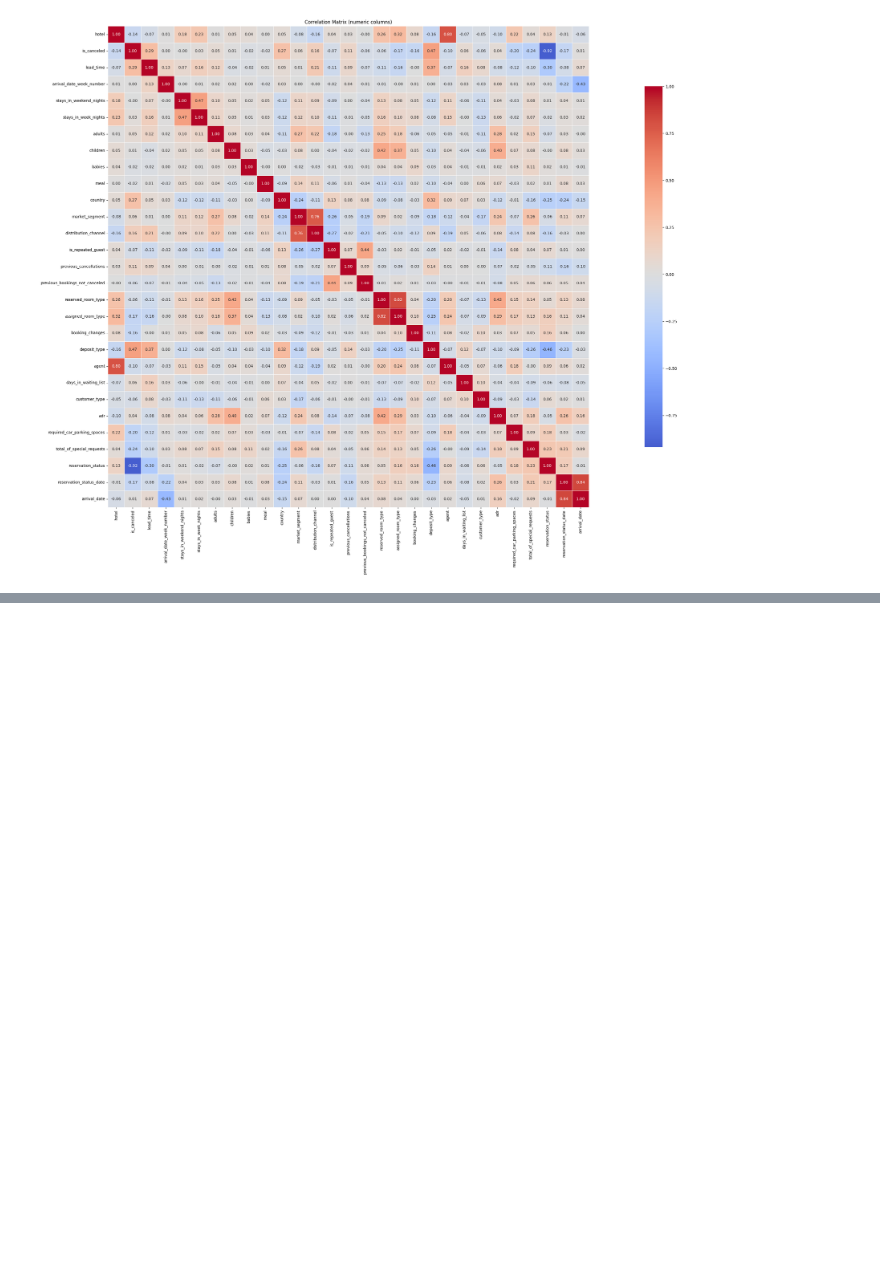
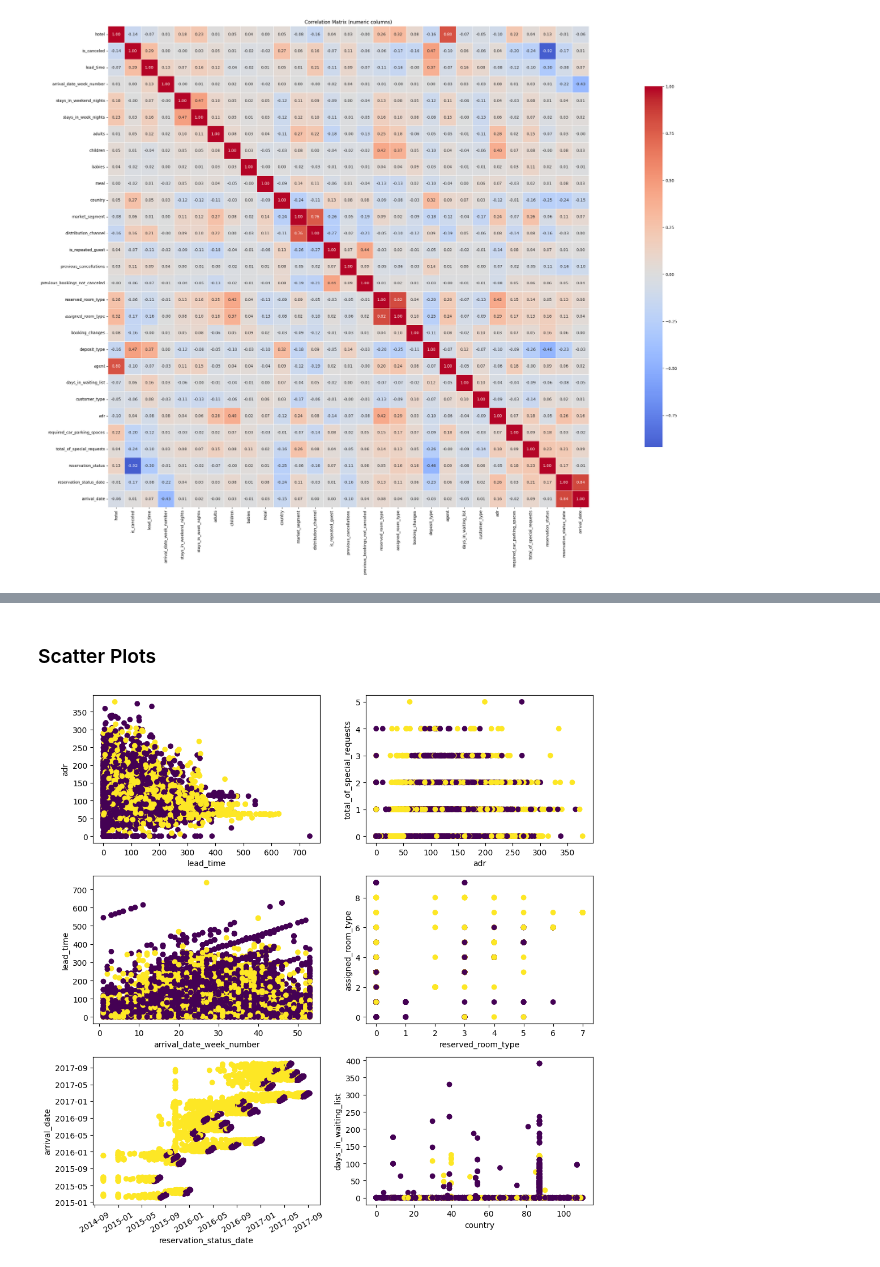
Before and after one commit to Kraszuuu/HotelBookingDemand, a Jupyter notebook: main.ipynb, the cells around one changed output, grey strips where cells are left out. Drawn from its saved outputs; the diff is of its cells as text; code cells hidden in the pictures; blank space fills up the shorter version.

Commit message:
Corr sort table, scatter plots and box plots added

```diff
--- a/main.ipynb
+++ b/main.ipynb
@@ -226,0 +263,43 @@ printComputationMatrix(ds)
+# %% [markdown]
+### Scatter Plots
+# %%
+def printScatterPlots(valX):
+    fig, axes = plt.subplots(3, 2, figsize=(10,10))
+
+    # is expensive early booking a cancalltion risk?
+    axes[0,0].scatter(ds.iloc[:,2], ds.iloc[:,23], c=ds.iloc[:,1]) # c by is_cancelled
+    axes[0,0].set_xlabel(ds.columns[2]) # lead time
+    axes[0,0].set_ylabel(ds.columns[23]) # adr
+
+    # do high-paying customers request more special services?
+    axes[0,1].scatter(ds.iloc[:,23], ds.iloc[:,25], c=ds.iloc[:,0]) # c by hotel
+    axes[0,1].set_xlabel(ds.columns[23]) # adr
+    axes[0,1].set_ylabel(ds.columns[25]) # total_of_special_requests
+
+    # do peak-season bookings happen earlier?
+    axes[1,0].scatter(ds.iloc[:,3], ds.iloc[:,2], c=ds.iloc[:,0]) # c by hotel
+    axes[1,0].set_xlabel(ds.columns[3]) # arrival_date_week_number
+    axes[1,0].set_ylabel(ds.columns[2]) # lead time
+
+    # mismatches between room types | add dot sizes
+    axes[1,1].scatter(ds.iloc[:,16], ds.iloc[:,17], c=ds.iloc[:,0]) # c by hotel
+    axes[1,1].set_xlabel(ds.columns[16]) # reserved_room_type
+    axes[1,1].set_ylabel(ds.columns[17]) # assigned_room_type
+
+    # do people arrive at the same time as their reservation?
+    axes[2,0].scatter(ds.iloc[:,27], ds.iloc[:,28], c=ds.iloc[:,1]) # c by is_cancelled
+    axes[2,0].set_xlabel(ds.columns[27]) # arrival_date
+    axes[2,0].set_ylabel(ds.columns[28]) # reservation status date
+    axes[2,0].set_xticklabels(axes[2,0].get_xticklabels(), rotation=30)
+
+    # do people from certain countries have to wait longer?
+    axes[2,1].scatter(ds.iloc[:,10], ds.iloc[:,21], c=ds.iloc[:,0]) # c by hotel
+    axes[2,1].set_xlabel(ds.columns[10]) # country
+    axes[2,1].set_ylabel(ds.columns[21]) # days_in_waiting_list
+
+    plt.tight_layout()
+    plt.show()
+
+printScatterPlots(ds)
+# %% [output]
+[figure, added]
```
Also changed, not shown: parts of 5 cells of this notebook.
